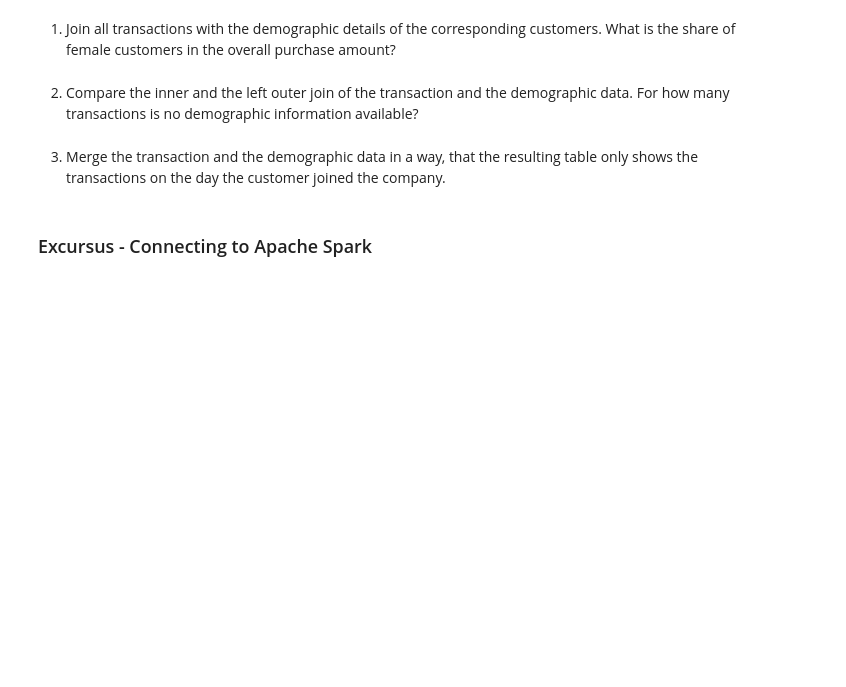
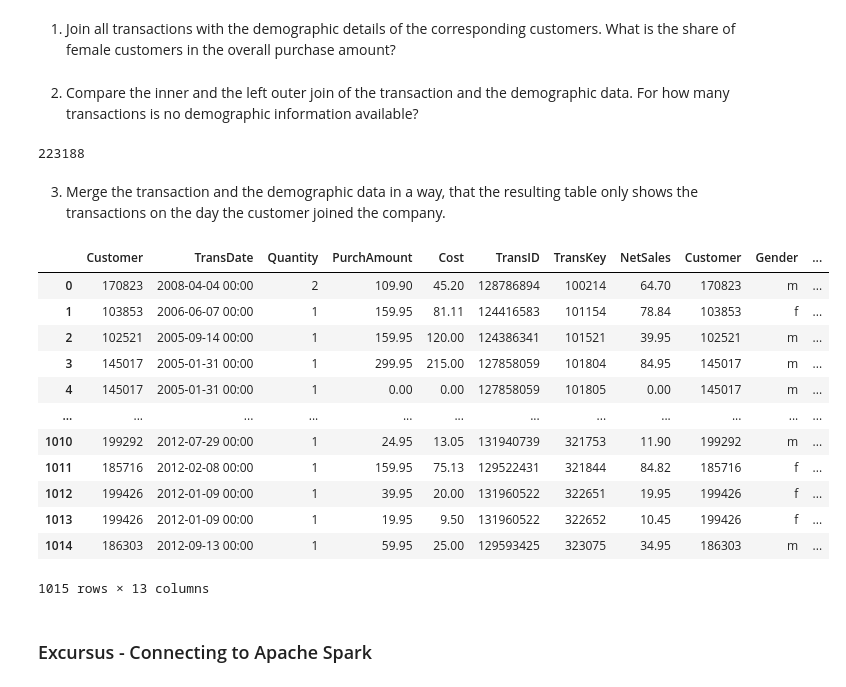
Before and after one commit to Guus03/MSc-Business-Analytics, a Jupyter notebook: Applied-Programming/Python-Seminar-6+7.ipynb, the cells around one changed output. Drawn from its saved outputs; the diff is of its cells as text; code cells hidden in the pictures; blank space fills up the shorter version.

```diff
--- a/Applied-Programming/Python-Seminar-6+7.ipynb
+++ b/Applied-Programming/Python-Seminar-6+7.ipynb
@@ -157,12 +231,29 @@ pd.read_sql_query("SELECT Gender,(count(Gender)* 100.0 / (Select count(*) FROM t
 # %% [markdown]
 2.	Compare the inner and the left outer join of the transaction and the demographic data. For how many transactions is no demographic information available?
 # %%
-join_2=pd.read_sql_query("SELECT * FROM transactions ***Your-code-here*** ***Your-code-here*** ON ***Your-code-here***;", con)
+join_2=pd.read_sql_query("SELECT * FROM transactions LEFT JOIN demographics ON transactions.Customer = demographics.Customer;", con)
 len(join_2)-len(join_1)
+# 223188 transactions
+# %% [output]
+223188
 # %% [markdown]
 3.	Merge the transaction and the demographic data in a way, that the resulting table only shows the transactions on the day the customer joined the company.
 # %%
-pd.read_sql_query("SELECT * FROM transactions ***Your-code-here*** demographics ON ***Your-code-here*** AND ***Your-code-here***;", con)
+pd.read_sql_query("SELECT * FROM transactions INNER JOIN demographics ON transactions.Customer = demographics.Customer AND transactions.TransDate = demographics.JoinDate;", con)
+# %% [output]
+|  | Customer | TransDate | Quantity | PurchAmount | Cost | TransID | TransKey | NetSales | Customer | Gender | ... |
+| 0 | 170823 | 2008-04-04 00:00 | 2 | 109.90 | 45.20 | 128786894 | 100214 | 64.70 | 170823 | m | ... |
+| 1 | 103853 | 2006-06-07 00:00 | 1 | 159.95 | 81.11 | 124416583 | 101154 | 78.84 | 103853 | f | ... |
+| 2 | 102521 | 2005-09-14 00:00 | 1 | 159.95 | 120.00 | 124386341 | 101521 | 39.95 | 102521 | m | ... |
+| 3 | 145017 | 2005-01-31 00:00 | 1 | 299.95 | 215.00 | 127858059 | 101804 | 84.95 | 145017 | m | ... |
+| 4 | 145017 | 2005-01-31 00:00 | 1 | 0.00 | 0.00 | 127858059 | 101805 | 0.00 | 145017 | m | ... |
+| ... | ... | ... | ... | ... | ... | ... | ... | ... | ... | ... | ... |
+| 1010 | 199292 | 2012-07-29 00:00 | 1 | 24.95 | 13.05 | 131940739 | 321753 | 11.90 | 199292 | m | ... |
+| 1011 | 185716 | 2012-02-08 00:00 | 1 | 159.95 | 75.13 | 129522431 | 321844 | 84.82 | 185716 | f | ... |
+| 1012 | 199426 | 2012-01-09 00:00 | 1 | 39.95 | 20.00 | 131960522 | 322651 | 19.95 | 199426 | f | ... |
+| 1013 | 199426 | 2012-01-09 00:00 | 1 | 19.95 | 9.50 | 131960522 | 322652 | 10.45 | 199426 | f | ... |
+| 1014 | 186303 | 2012-09-13 00:00 | 1 | 59.95 | 25.00 | 129593425 | 323075 | 34.95 | 186303 | m | ... |
+1015 rows × 13 columns
 # %% [markdown]
 ### Excursus - Connecting to Apache Spark
 # %% [markdown]
```
Also changed, not shown: parts of 16 cells of this notebook.
